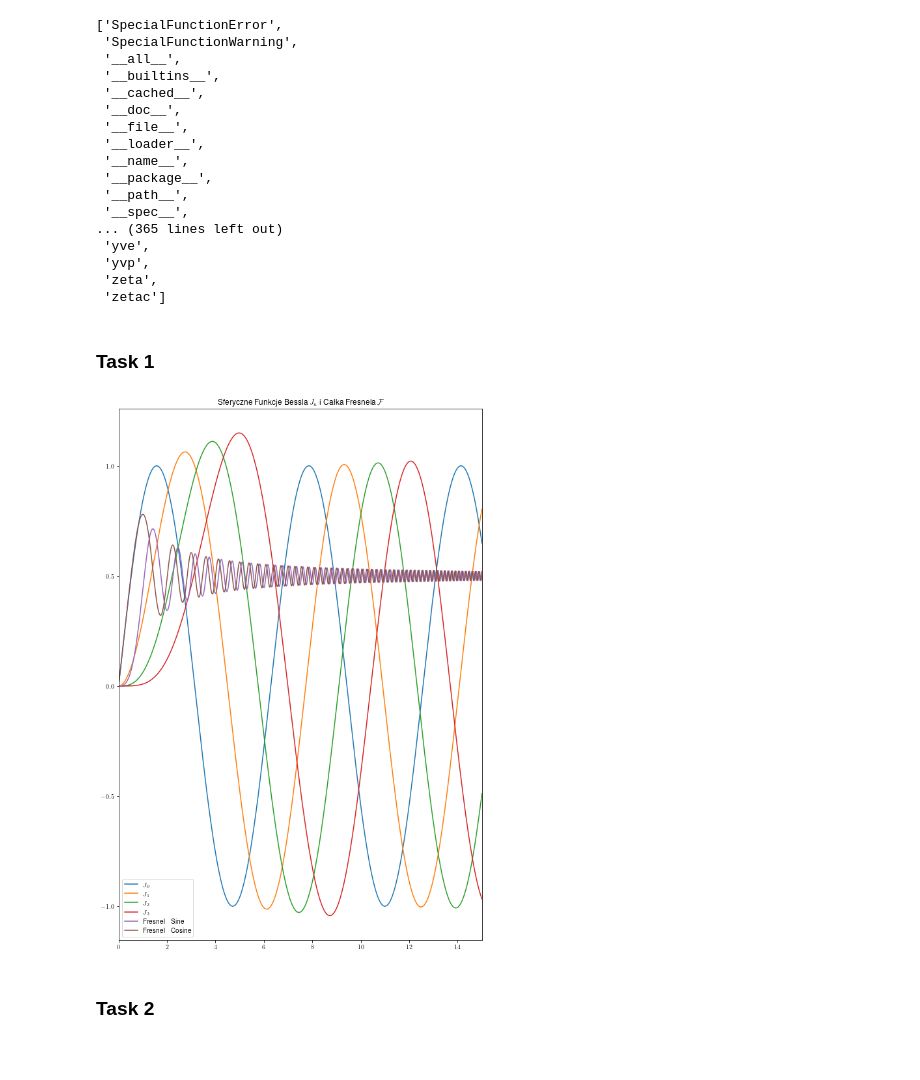
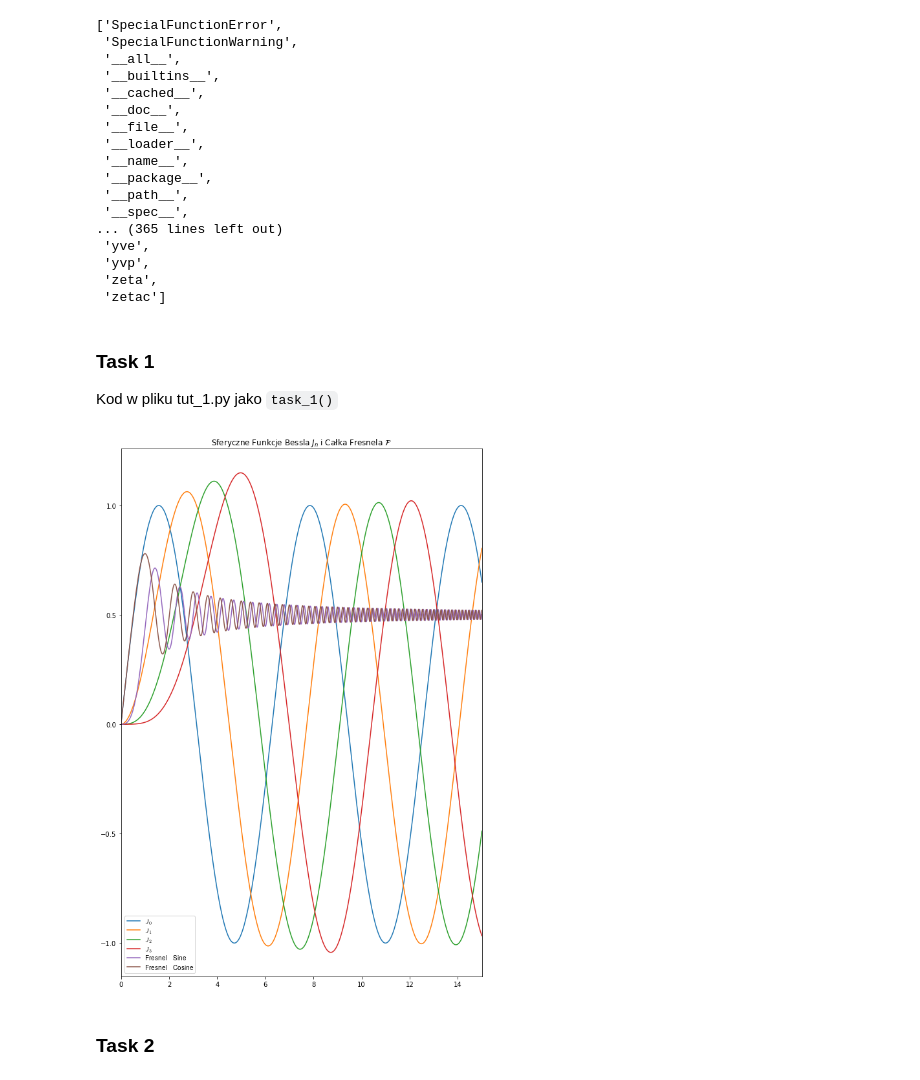
Before and after one commit to K4cp3rski/Physics_Simulations, a Jupyter notebook: Tutorials/Tutorial_1/Tutorial_1.ipynb, the cells around one changed output. Drawn from its saved outputs; the diff is of its cells as text; code cells hidden in the pictures; blank space fills up the shorter version.

```diff
--- a/Tutorials/Tutorial_1/Tutorial_1.ipynb
+++ b/Tutorials/Tutorial_1/Tutorial_1.ipynb
@@ -64,3 +69,4 @@ dir(sp)
  'zetac']
 # %% [markdown]
 ### Task 1
+Kod w pliku tut_1.py jako `task_1()`
@@ -75,19 +73,7 @@ y_1 = [(lambda d: g(d))(d) for d in x]
-# %%
-fig, ax = plt.subplots(figsize=(10,15))
-plt.rcParams.update({
-  "text.usetex": True,
-  "font.family": "Helvetica"
-})
-lineObjects = plt.plot(x, y, label=["$J_0$", "$J_1$", "$J_2$", "$J_3$"])
-plt.xlim(x.min(), x.max()*0.15)
-lineObjects_2 = plt.plot(x, y_1, label=["Fresnel\quad Sine","Fresnel\quad Cosine"])
-# plt.legend(lineObjects, ["$J_0$", "$J_1$", "$J_2$", "$J_3$"])
-plt.legend()
-plt.title("Sferyczne Funkcje Bessla $J_n$ i Całka Fresnela $\mathcal{F}$")
-plt.savefig("bessel_jn.pdf", format="pdf")
-plt.show()
-# %% [output]
-[figure, removed]
+# %%
+task_1()
+# %% [output]
+[figure, added]
 # %% [markdown]
 ### Task 2
 # %%
```
Also changed, not shown: parts of 6 cells of this notebook, 12 other files.
